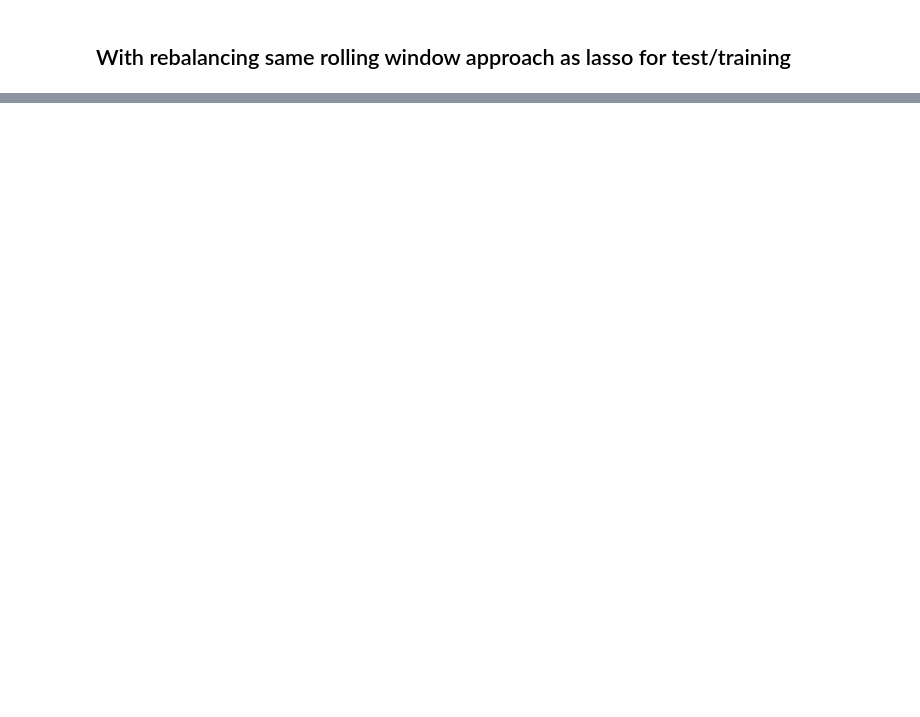
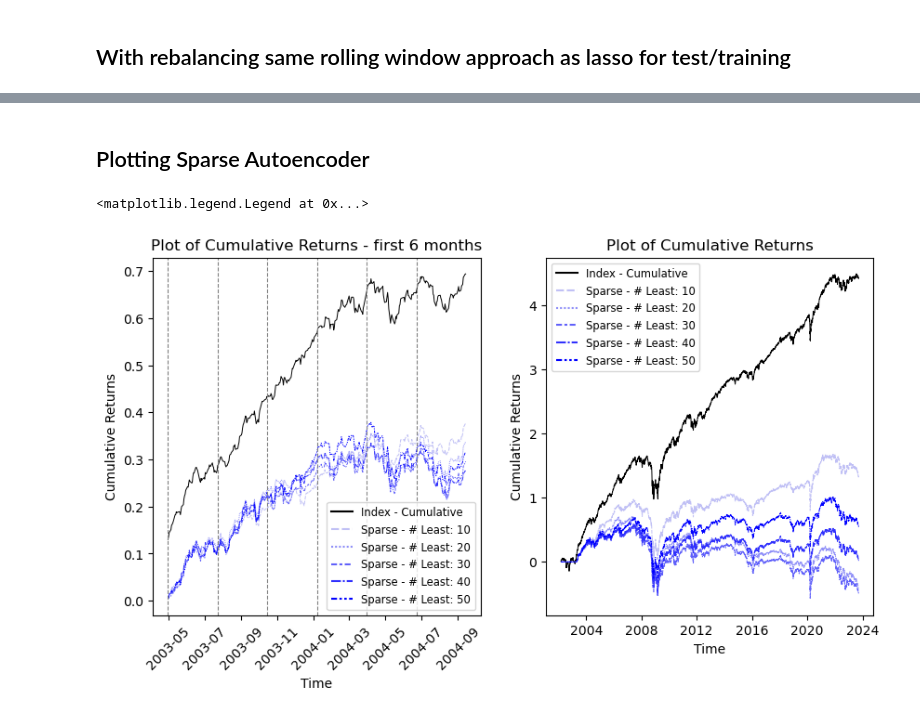
Before and after one commit to alexander-schaller/financial-machine-learning-projects-group2, a Jupyter notebook: Autoencoder.ipynb, the cells around one changed output, grey strips where cells are left out. Cells and saved outputs as stored; diff of their text form; code cells hidden in the pictures; blank space fills up the shorter version.

```diff
--- a/Autoencoder.ipynb
+++ b/Autoencoder.ipynb
@@ -687,0 +716,27 @@ ValueError: operands could not be broadcast together with shapes (5,) (221,)
+# %% [markdown]
+## Plotting Sparse Autoencoder
+# %%
+plt.figure(figsize=(10, 5))
+typ = "Sparse"
+features = ['Index - Cumulative'] + [typ + " - # Least: " + str(i) for i in [10,20,30,40,50]]
+
+plt.subplot(1, 2, 1)
+sns.lineplot(data=results[features][split_index:2*split_index+rebalance], palette=palette_index + palette_sparse, linewidth=0.7)
+for i in range(split_index, 2*split_index + rebalance, rebalance):
+    plt.axvline(results.index.values[i], color='gray', linestyle='--', linewidth=0.8)
+
+plt.xlabel('Time')
+plt.ylabel('Cumulative Returns')
+plt.title('Plot of Cumulative Returns - first 6 months')
+plt.xticks(rotation=45)
+plt.legend(loc='lower right', fontsize='small')
+
+plt.subplot(1, 2, 2)
+sns.lineplot(data=results[features], palette=palette_index + palette_sparse, linewidth=0.7)
+plt.xlabel('Time')
+plt.ylabel('Cumulative Returns')
+plt.title('Plot of Cumulative Returns')
+plt.legend(fontsize='small')
+# %% [output]
+<matplotlib.legend.Legend at 0x...>
+[figure, added]
```
Also changed, not shown: parts of 17 cells of this notebook, 4 other files.
